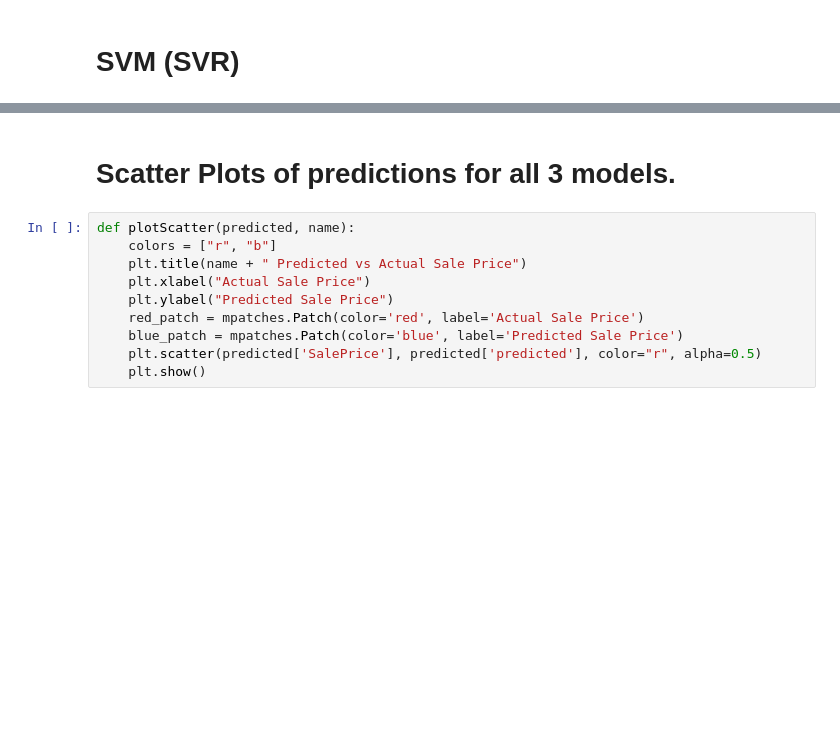
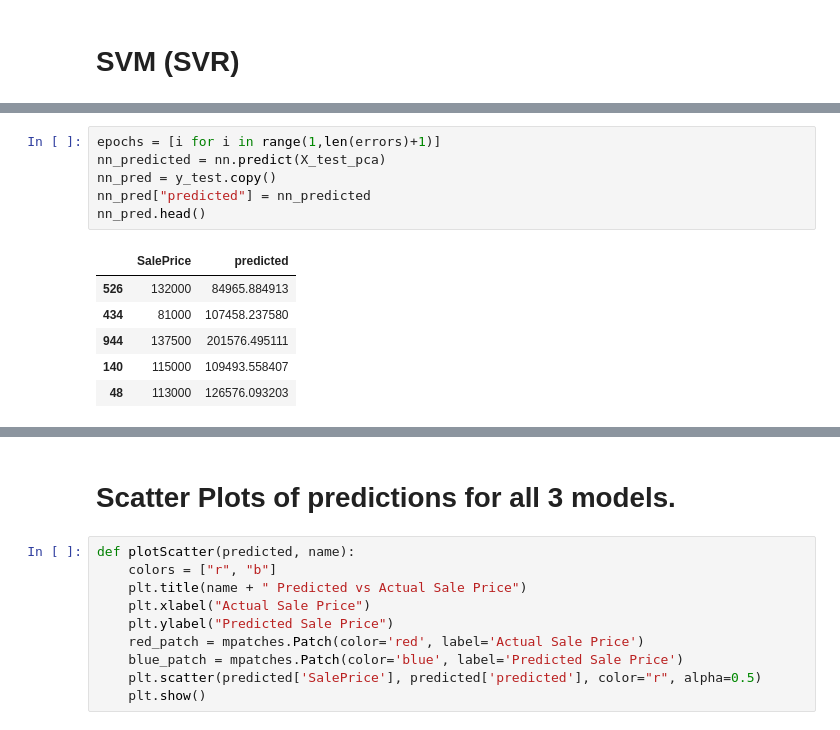
Before and after one commit to rsirosh/Predicting-Housing-Prices-CS373, a Jupyter notebook: clean merged with master.ipynb, the cells around one changed output, grey strips where cells are left out. Saved outputs shown, nothing was run; the diff lists cells and outputs as text; blank space fills up the shorter version.

```diff
--- a/clean merged with master.ipynb
+++ b/clean merged with master.ipynb
@@ -283,0 +424,13 @@ svr_pred.head()
+# %%
+epochs = [i for i in range(1,len(errors)+1)]
+nn_predicted = nn.predict(X_test_pca)
+nn_pred = y_test.copy()
+nn_pred["predicted"] = nn_predicted
+nn_pred.head()
+# %% [output]
+|  | SalePrice | predicted |
+| 526 | 132000 | 84965.884913 |
+| 434 | 81000 | 107458.237580 |
+| 944 | 137500 | 201576.495111 |
+| 140 | 115000 | 109493.558407 |
+| 48 | 113000 | 126576.093203 |
```
Also changed, not shown: parts of 12 cells of this notebook.
